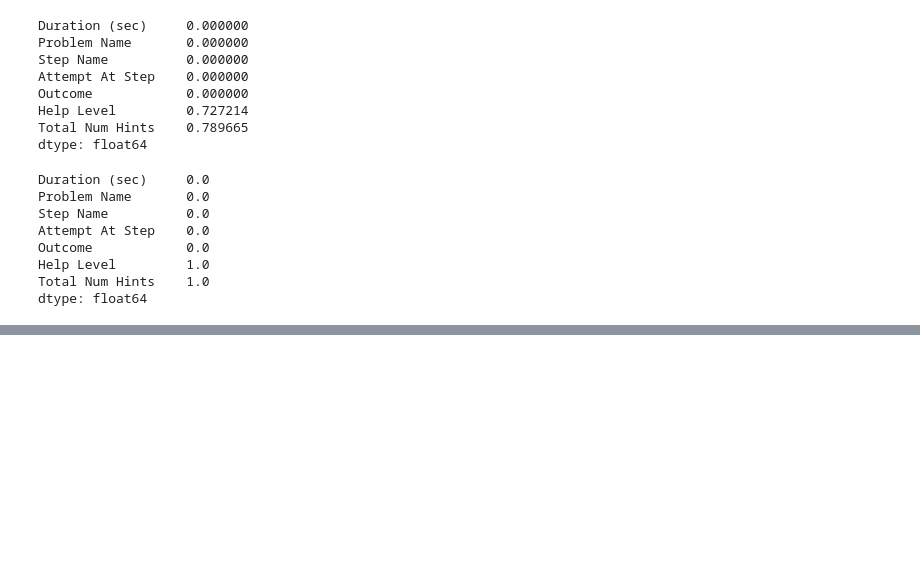
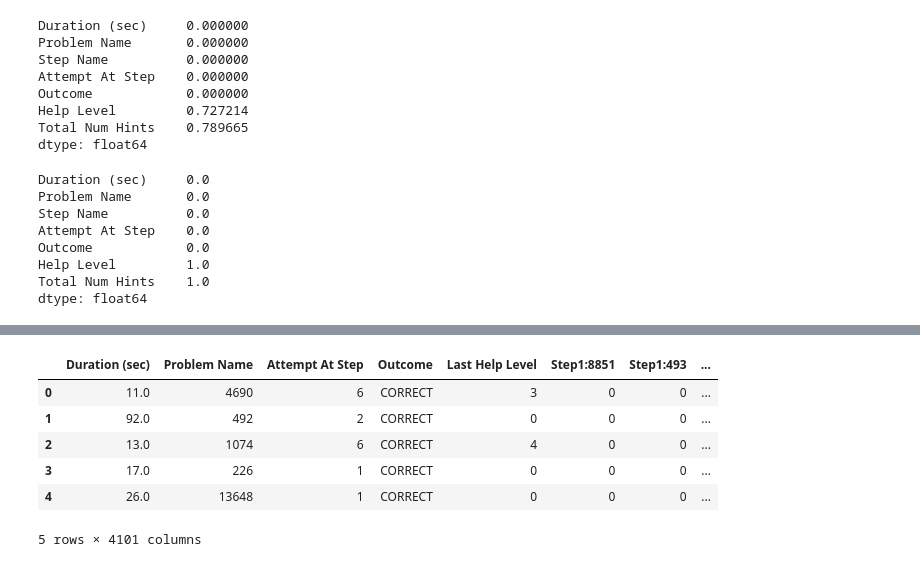
Before and after one commit to boa50/intelligent-tutoring-analysis, a Jupyter notebook: Analysis.ipynb, the cells around one changed output, grey strips where cells are left out. Saved outputs shown, nothing was run; the diff lists cells and outputs as text; code cells hidden in the pictures; blank space fills up the shorter version.

```diff
--- a/Analysis.ipynb
+++ b/Analysis.ipynb
@@ -682,0 +834,14 @@ AttributeError: 'DataFrameGroupBy' object has no attribute 'shape'
+# %%
+df_ml = pd.concat([df_ml, step_dummies], axis=1)
+# %%
+df_ml = df_ml.drop('Step Name', axis=1)
+# %%
+df_ml.head()
+# %% [output]
+|  | Duration (sec) | Problem Name | Attempt At Step | Outcome | Last Help Level | Step1:8851 | Step1:493 | ... |
+| 0 | 11.0 | 4690 | 6 | CORRECT | 3 | 0 | 0 | ... |
+| 1 | 92.0 | 492 | 2 | CORRECT | 0 | 0 | 0 | ... |
+| 2 | 13.0 | 1074 | 6 | CORRECT | 4 | 0 | 0 | ... |
+| 3 | 17.0 | 226 | 1 | CORRECT | 0 | 0 | 0 | ... |
+| 4 | 26.0 | 13648 | 1 | CORRECT | 0 | 0 | 0 | ... |
+5 rows × 4101 columns
```
Also changed, not shown: parts of 56 cells of this notebook.
